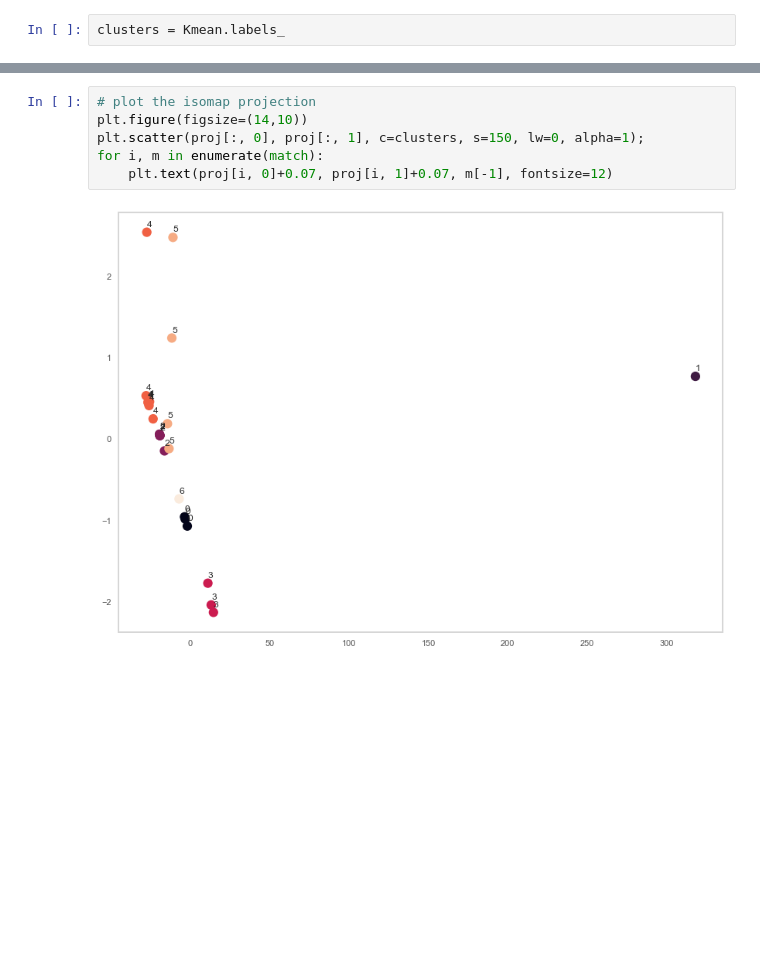
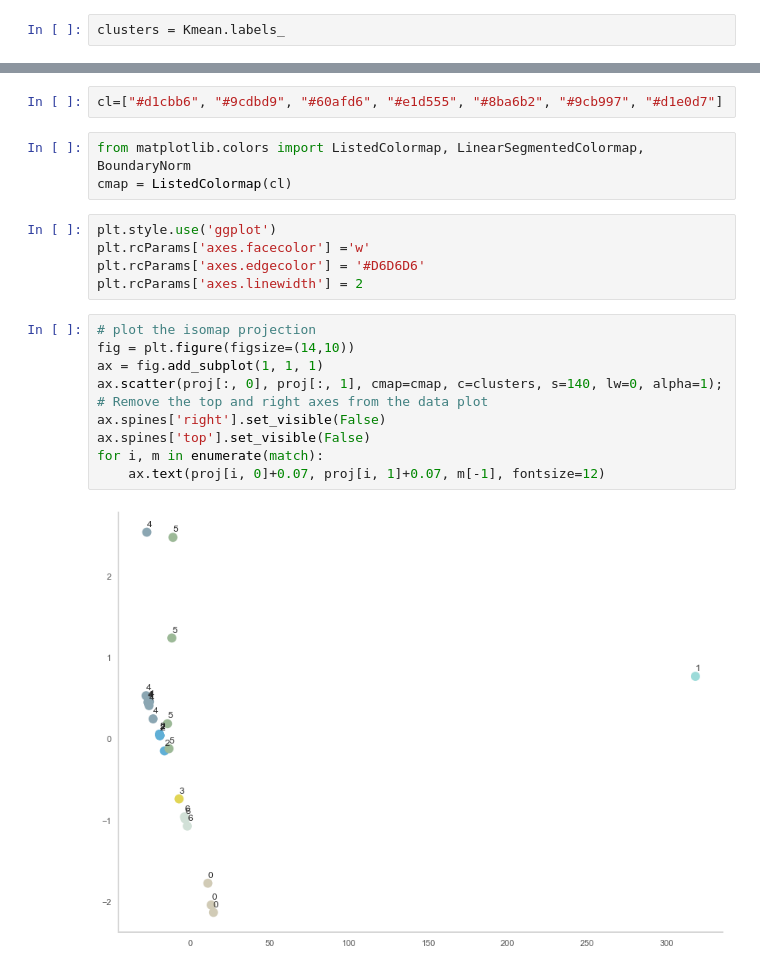
Before and after one commit to GAnagno/Social-Web, a Jupyter notebook: Spectral Map.ipynb, the cells around one changed output, grey strips where cells are left out. Cells and saved outputs as stored; diff of their text form; blank space fills up the shorter version.

```diff
--- a/Spectral Map.ipynb
+++ b/Spectral Map.ipynb
@@ -398,12 +401,26 @@ print(match)
  ['Revision' 4]
  ['Stairs1' 5]
  ['Stairs2' 5]]
+# %%
+cl=["#d1cbb6", "#9cdbd9", "#60afd6", "#e1d555", "#8ba6b2", "#9cb997", "#d1e0d7"]
+# %%
+from matplotlib.colors import ListedColormap, LinearSegmentedColormap, BoundaryNorm
+cmap = ListedColormap(cl)
+# %%
+plt.style.use('ggplot')
+plt.rcParams['axes.facecolor'] ='w'
+plt.rcParams['axes.edgecolor'] = '#D6D6D6'
+plt.rcParams['axes.linewidth'] = 2
 # %%
 # plot the isomap projection
-plt.figure(figsize=(14,10))
-plt.scatter(proj[:, 0], proj[:, 1], c=clusters, s=150, lw=0, alpha=1);
+fig = plt.figure(figsize=(14,10))
+ax = fig.add_subplot(1, 1, 1)
+ax.scatter(proj[:, 0], proj[:, 1], cmap=cmap, c=clusters, s=140, lw=0, alpha=1);
+# Remove the top and right axes from the data plot
+ax.spines['right'].set_visible(False)
+ax.spines['top'].set_visible(False)
 for i, m in enumerate(match):
-    plt.text(proj[i, 0]+0.07, proj[i, 1]+0.07, m[-1], fontsize=12)
+    ax.text(proj[i, 0]+0.07, proj[i, 1]+0.07, m[-1], fontsize=12)
 # %% [output]
-[figure, old version]
+[figure, new version]
 # %%
```
Also changed, not shown: parts of 7 cells of this notebook.
